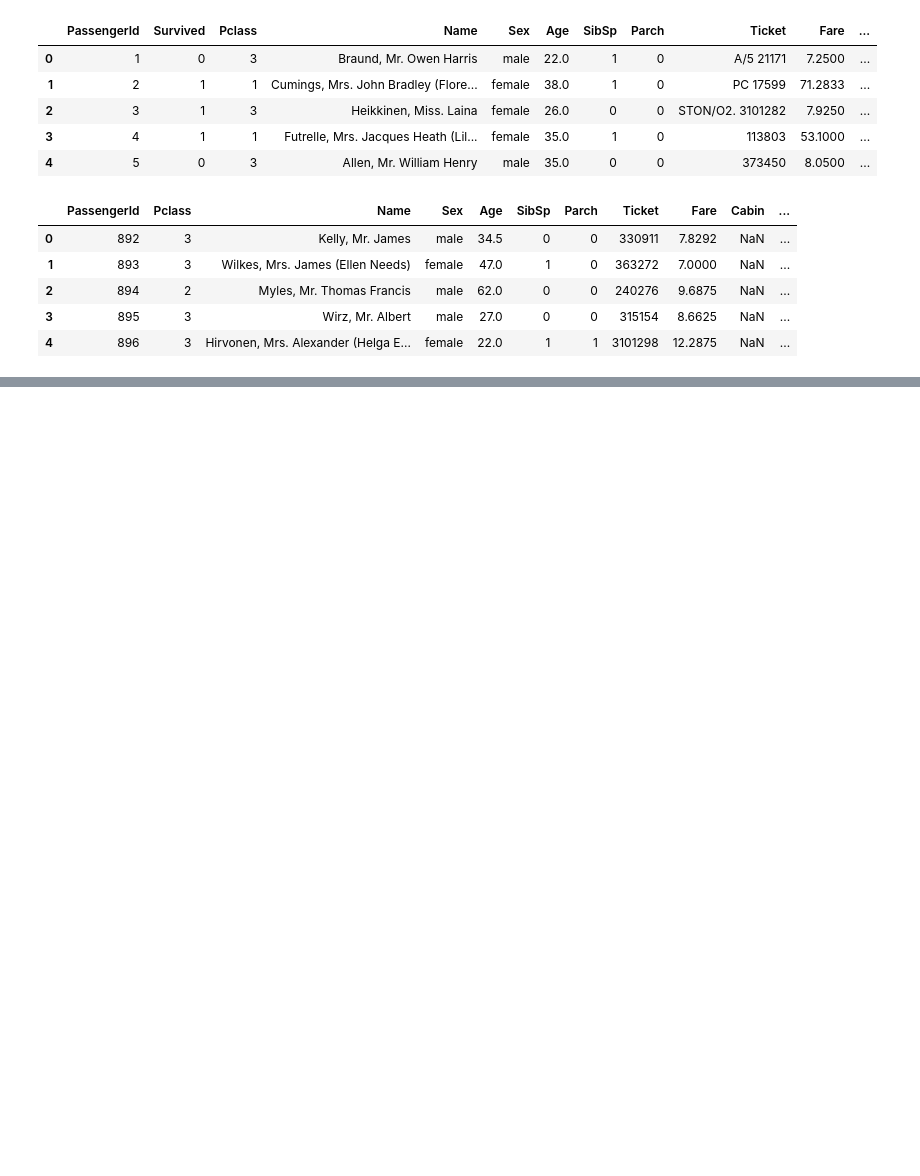
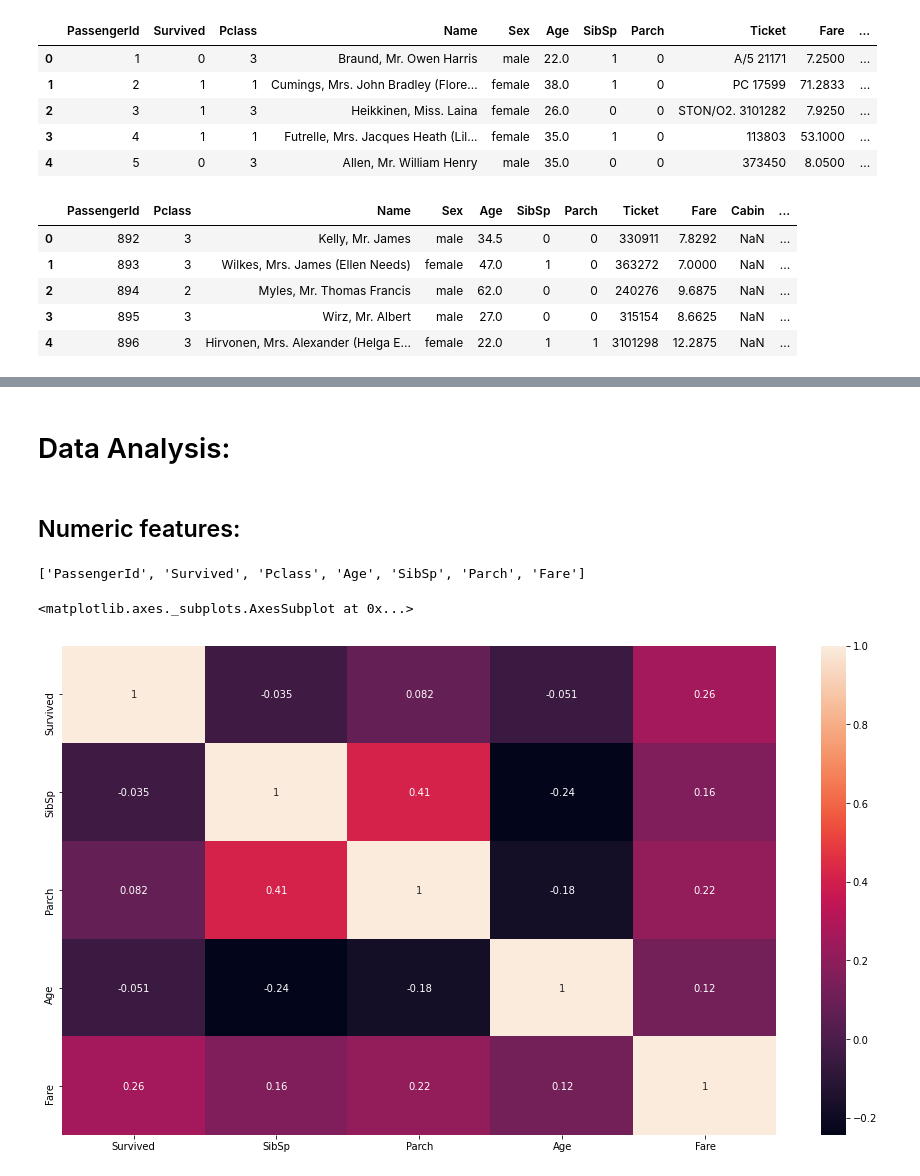
Before and after one commit to cucearda/TitanicProject, a Jupyter notebook: Titanic.ipynb, the cells around one changed output, grey strips where cells are left out. Cells and saved outputs as stored; diff of their text form; code cells hidden in the pictures; blank space fills up the shorter version.

```diff
--- a/Titanic.ipynb
+++ b/Titanic.ipynb
@@ -167,0 +207,14 @@ for d in datas:
+# %% [markdown]
+# Data Analysis:
+# %% [markdown]
+## Numeric features:
+# %%
+print(numeric)
+# %% [output]
+['PassengerId', 'Survived', 'Pclass', 'Age', 'SibSp', 'Parch', 'Fare']
+# %%
+plt.figure(figsize=(16,9))
+sns.heatmap(data1[["Survived","SibSp","Parch","Age","Fare"]].corr(),annot=True)
+# %% [output]
+<matplotlib.axes._subplots.AxesSubplot at 0x...>
+[figure, added]
```
Also changed, not shown: parts of 39 cells of this notebook.
